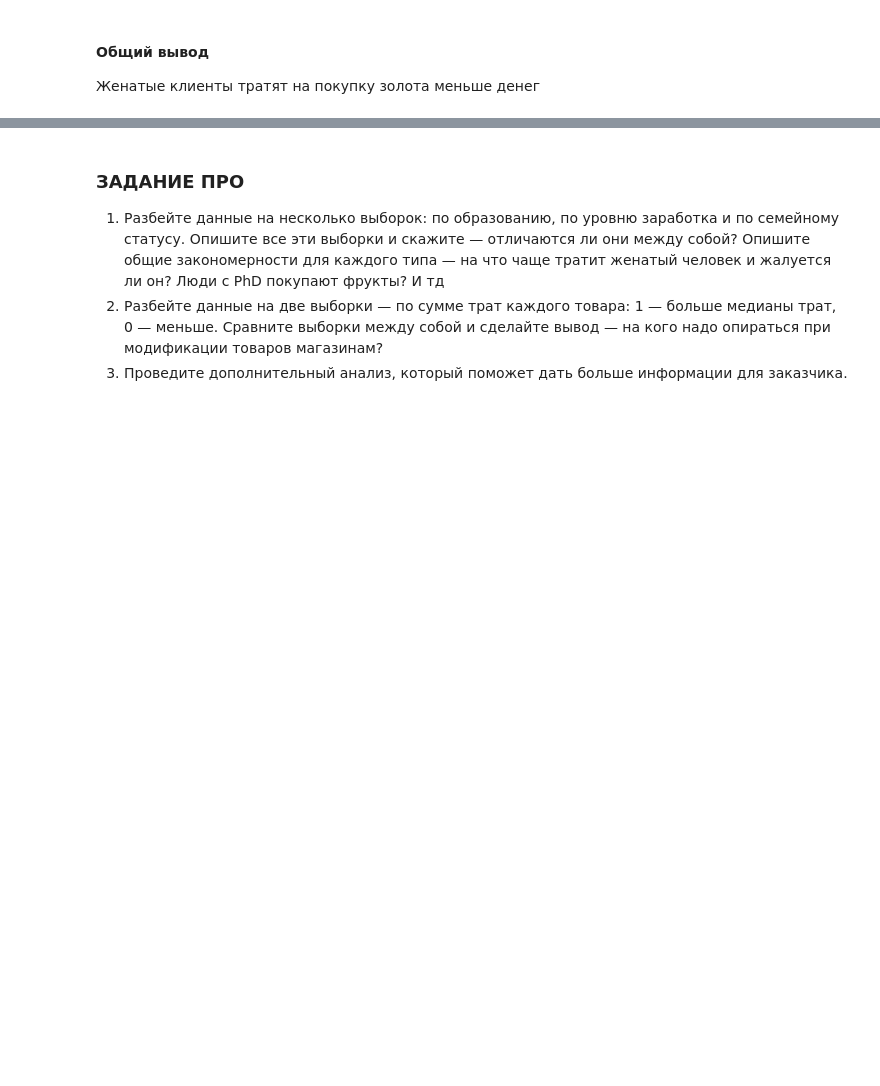
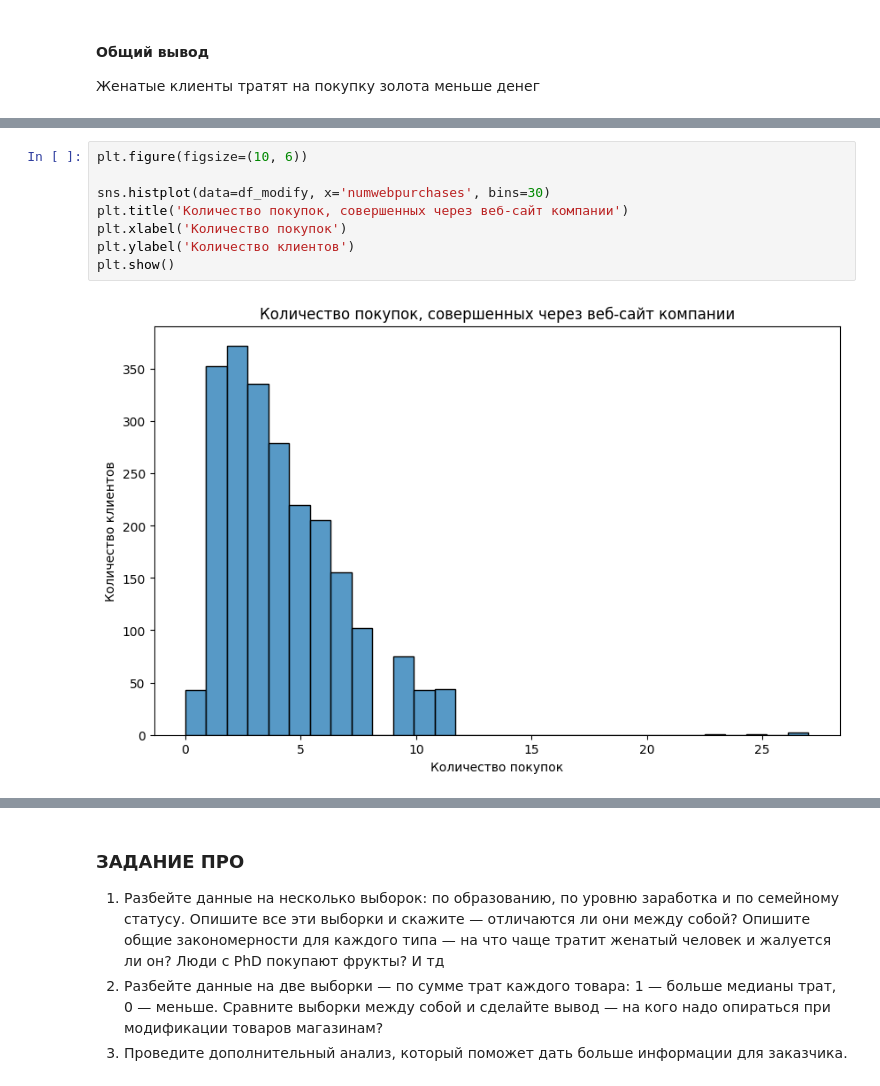
Before and after one commit to AlexeyOrehov/homework, a Jupyter notebook: home_work_1.9/1.9 1_RAZDEL_PRO_forstud.ipynb, the cells around one changed output, grey strips where cells are left out. Cells and saved outputs as stored; diff of their text form; blank space fills up the shorter version.

```diff
--- a/home_work_1.9/1.9 1_RAZDEL_PRO_forstud.ipynb
+++ b/home_work_1.9/1.9 1_RAZDEL_PRO_forstud.ipynb
@@ -1170,0 +1185,10 @@ plt.show()
+# %%
+plt.figure(figsize=(10, 6))
+
+sns.histplot(data=df_modify, x='numwebpurchases', bins=30)
+plt.title('Количество покупок, совершенных через веб-сайт компании')
+plt.xlabel('Количество покупок')
+plt.ylabel('Количество клиентов')
+plt.show()
+# %% [output]
+[figure, added]
```
Also changed, not shown: parts of 8 cells of this notebook.
